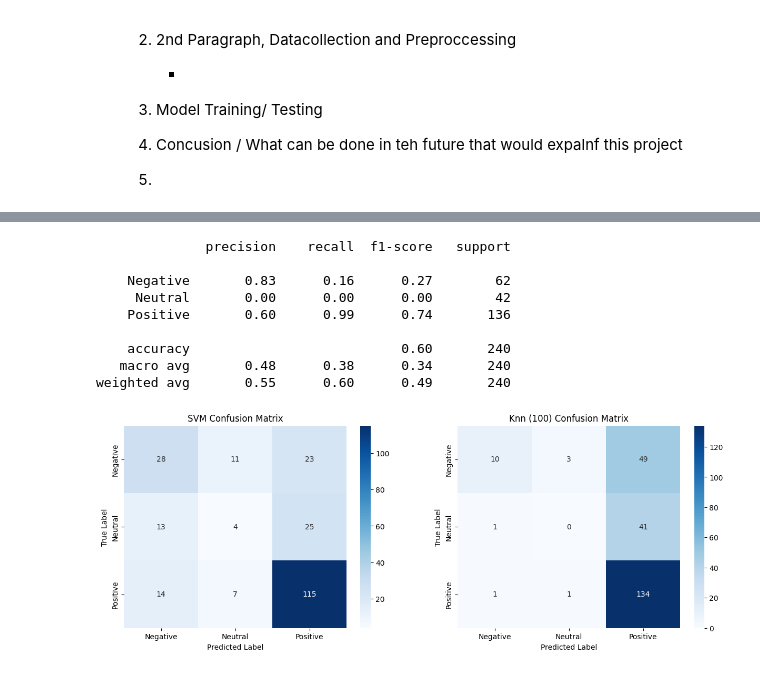
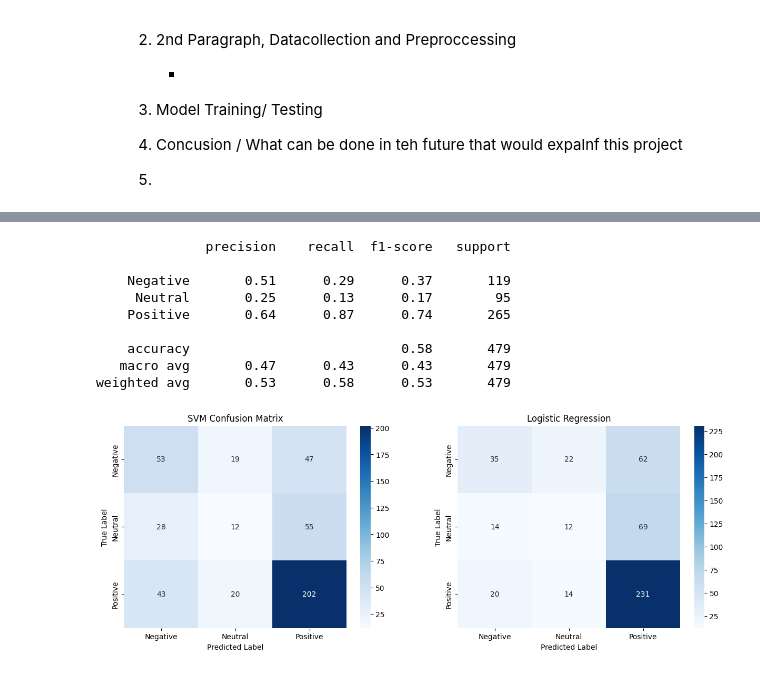
Before and after one commit to WilliamNelson007/PSTAT-134-Winter25-GroupProj, a Jupyter notebook: Final Project Juypter Notebook.ipynb, the cells around one changed output, grey strips where cells are left out. Drawn from its saved outputs; the diff is of its cells as text; code cells hidden in the pictures.

Commit message:
Ready for review
Should be good on models

```diff
--- a/Final Project Juypter Notebook.ipynb
+++ b/Final Project Juypter Notebook.ipynb
@@ -744,11 +736,11 @@ import numpy as np
 merge_df = merged_df
 
 vectorizer = TfidfVectorizer(
-    ngram_range=(1,4),
-    min_df=2,            # Ignore words that appear in fewer than 3 tweets (reduce noise)
-    max_df=0.85,         # Ignore overly common words
+    ngram_range=(1,3),
+    min_df=5,            # Ignore words that appear in fewer than 3 tweets (reduce noise)
+    max_df=0.75,         # Ignore overly common words
     sublinear_tf=True,    # Log scaling to prevent overly weighting frequent words
-    max_features=3125,
+    max_features=3000,
 
 )
 
@@ -761,7 +753,6 @@ from imblearn.under_sampling import RandomUnderSampler
 # # # Apply Random Undersampling (reduce size of majority class)
 # smote = SMOTE(sampling_strategy='auto', random_state=42)
 # X_train, y_train = smote.fit_resample(X_train, y_train)
-# from imblearn.combine import SMOTEENN
 
 
 # Remove low variance features
@@ -774,15 +765,12 @@ unique_classes = np.unique(y_train)  # This ensures correct class labels
 
 # Compute class weights
 class_weights = {
-    "Negative": 15,  # Increase weight for Negative
-    "Neutral": 15,  # Boost Neutral even more
-    "Positive": .7   # Keep Positive normal
+    "Negative": 5,  # Increase weight for Negative
+    "Neutral": 12,  # Boost Neutral even more
+    "Positive": .8   # Keep Positive normal
 }
 # Train SVM model with computed class weights
-svm_model = SVC(kernel="linear", class_weight=class_weights, C =1, random_state=42)
-
-# # Fix the class_weight parameter
-# svm_model = SVC(kernel="linear", class_weight= "balanced",C=2, probability=True)  # Set to 'balanced' or None
+svm_model = SVC(kernel="linear", class_weight= class_weights, C = 1)
 
 # Train the SVM model
 svm_model.fit(X_train, y_train)
@@ -804,8 +792,6 @@ accuracy = accuracy_score(merge_df['Sentiment Label'], y_pred)
 print(f"Model Accuracy: {accuracy:.4f}")
 
 print(classification_report(merge_df["Sentiment Label"], y_pred))
-
-##my cide
 # %% [output]
      Actual Predicted
 0  Negative  Positive
@@ -827,7 +813,6 @@ weighted avg       0.56      0.61      0.58       240
 # %%
 from sklearn.feature_extraction.text import TfidfVectorizer
 from sklearn.neighbors import KNeighborsClassifier
-from sklearn.model_selection import train_test_split
 from sklearn.metrics import accuracy_score
 import pandas as pd
 
@@ -842,11 +827,11 @@ accuracy_results = {}
 
 # Loop over different neighbor counts
 for k in k_values:
-    knn = KNeighborsClassifier(n_neighbors=k, metric="euclidean")  # Using cosine similarity
+    knn = KNeighborsClassifier(n_neighbors=k, metric="cosine")  # Using cosine similarity
     knn.fit(X_train, y_train)
 
     # Predict on test set
-    y_pred = knn.predict(X_test)
+    y_pred_knn = knn.predict(X_test)
 
     # Calculate accuracy
     acc = accuracy_score(merge_df['Sentiment Label'], y_pred)
@@ -873,11 +858,17 @@ from sklearn.metrics import classification_report
 # Try different tree counts
 tree_counts = [25, 100, 500]
 
+class_weights = {
+    "Negative": 10,  # Increase weight for Negative
+    "Neutral": 50,  # Boost Neutral even more
+    "Positive": .8   # Keep Positive normal
+}
+
 for tree in tree_counts:
     print(f"\n🔹 Training Random Forest with {tree} trees...\n")
 
 # Train Random Forest model
-    rf_model = RandomForestClassifier(n_estimators=tree, class_weight='balanced', random_state=42)
+    rf_model = RandomForestClassifier(n_estimators=tree, class_weight= class_weights, random_state=42)
     rf_model.fit(X_train, y_train)
 
     # Make predictions"
@@ -919,8 +910,14 @@ weighted avg       0.51      0.58      0.45       240
 # %%
 from sklearn.linear_model import LogisticRegression
 
+class_weights = {
+    "Negative": 6,  # Increase weight for Negative
+    "Neutral": 50,  # Boost Neutral even more
+    "Positive": .5   # Keep Positive normal
+}
+
 # Train logistic regression model with balanced class weights
-log_model = LogisticRegression(class_weight="balanced", max_iter=500, solver="liblinear")
+log_model = LogisticRegression(class_weight= class_weights, max_iter=100, solver="liblinear")
 log_model.fit(X_train, y_train)
 
 # Predict
@@ -932,44 +929,44 @@ print(classification_report(merged_df['Sentiment Label'], y_pred_log))
 # %% [output]
               precision    recall  f1-score   support
 
-    Negative       0.83      0.16      0.27        62
-     Neutral       0.00      0.00      0.00        42
-    Positive       0.60      0.99      0.74       136
+    Negative       0.51      0.29      0.37       119
+     Neutral       0.25      0.13      0.17        95
+    Positive       0.64      0.87      0.74       265
 
-    accuracy                           0.60       240
-   macro avg       0.48      0.38      0.34       240
-weighted avg       0.55      0.60      0.49       240
+    accuracy                           0.58       479
+   macro avg       0.47      0.43      0.43       479
+weighted avg       0.53      0.58      0.53       479
 # %%
 import numpy as np
 import pandas as pd
 import seaborn as sns
 import matplotlib.pyplot as plt
 from sklearn.metrics import confusion_matrix
 
 # Define class labels to ensure correct ordering
 class_labels = ["Negative", "Neutral", "Positive"]
 
 # Function to plot confusion matrix
 def plot_confusion_matrix(y_true, y_pred, title, ax):
     cm = confusion_matrix(y_true, y_pred, labels=class_labels)  # Compute confusion matrix
     df_cm = pd.DataFrame(cm, index=class_labels, columns=class_labels)  # Convert to DataFrame
 
     # Plot heatmap
     sns.heatmap(df_cm, annot=True, fmt='d', cmap='Blues', ax=ax)
     ax.set_title(title)
     ax.set_xlabel('Predicted Label')
     ax.set_ylabel('True Label')
 
 # Create subplots
 fig, axes = plt.subplots(1, 2, figsize=(15, 5))  # 1 row, 2 columns
 
 # Generate confusion matrices
 plot_confusion_matrix(merge_df["Sentiment Label"], y_pred, "SVM Confusion Matrix", axes[0])
 
 ## change title to corect model and change the y prediction
-plot_confusion_matrix(merge_df["Sentiment Label"], y_pred_log, "Knn (100) Confusion Matrix", axes[1])
+plot_confusion_matrix(merge_df["Sentiment Label"], y_pred_log, "Logistic Regression", axes[1])
 
 # Display plots
 plt.show()
 # %% [output]
-[figure, old version]
+[figure, new version]
```
Also changed, not shown: parts of 6 cells of this notebook, 5 other files.
